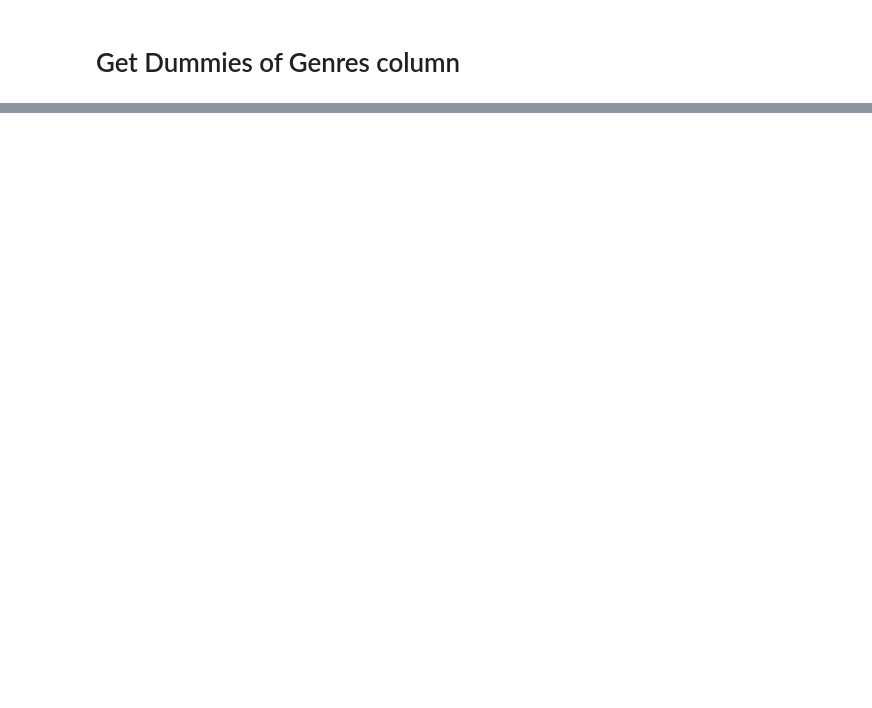
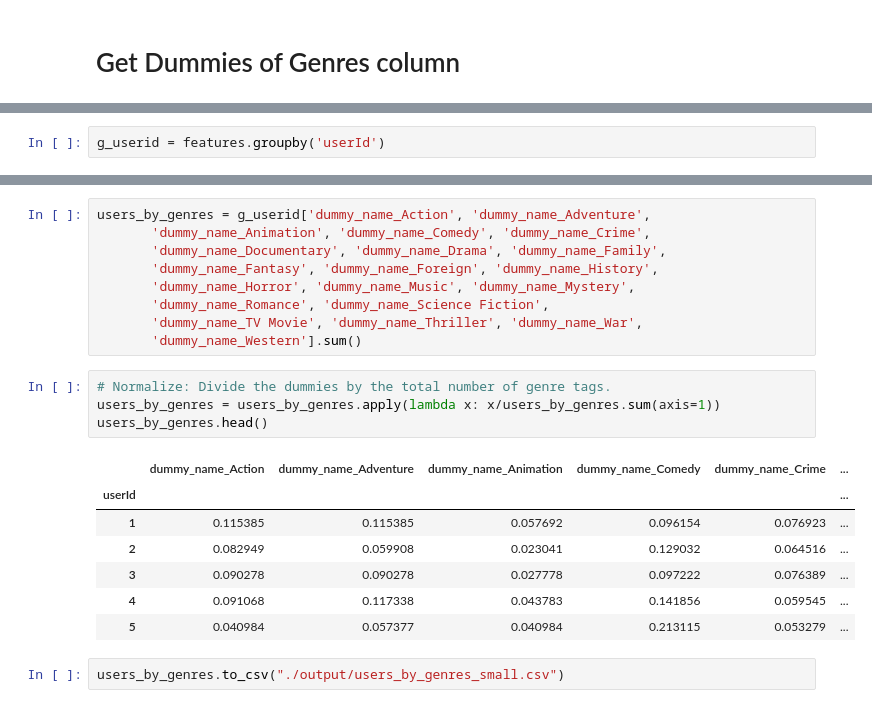
Before and after one commit to castares/movie-recommender, a Jupyter notebook: tests_dataset_analysis.ipynb, the cells around one changed output, grey strips where cells are left out. Cells and saved outputs as stored; diff of their text form; blank space fills up the shorter version.

```diff
--- a/tests_dataset_analysis.ipynb
+++ b/tests_dataset_analysis.ipynb
@@ -262 +288,3 @@ features = features.join(features['genres'].str.join('|').str.get_dummies().add_
+# %%
+g_userid = features.groupby('userId')
 # %%
@@ -276,0 +303,23 @@ Name: genres, Length: 100044, dtype: object
+# %%
+users_by_genres = g_userid['dummy_name_Action', 'dummy_name_Adventure',
+       'dummy_name_Animation', 'dummy_name_Comedy', 'dummy_name_Crime',
+       'dummy_name_Documentary', 'dummy_name_Drama', 'dummy_name_Family',
+       'dummy_name_Fantasy', 'dummy_name_Foreign', 'dummy_name_History',
+       'dummy_name_Horror', 'dummy_name_Music', 'dummy_name_Mystery',
+       'dummy_name_Romance', 'dummy_name_Science Fiction',
+       'dummy_name_TV Movie', 'dummy_name_Thriller', 'dummy_name_War',
+       'dummy_name_Western'].sum()
+# %%
+# Normalize: Divide the dummies by the total number of genre tags.
+users_by_genres = users_by_genres.apply(lambda x: x/users_by_genres.sum(axis=1))
+users_by_genres.head()
+# %% [output]
+|  | dummy_name_Action | dummy_name_Adventure | dummy_name_Animation | dummy_name_Comedy | dummy_name_Crime | ... |
+| userId |  |  |  |  |  | ... |
+| 1 | 0.115385 | 0.115385 | 0.057692 | 0.096154 | 0.076923 | ... |
+| 2 | 0.082949 | 0.059908 | 0.023041 | 0.129032 | 0.064516 | ... |
+| 3 | 0.090278 | 0.090278 | 0.027778 | 0.097222 | 0.076389 | ... |
+| 4 | 0.091068 | 0.117338 | 0.043783 | 0.141856 | 0.059545 | ... |
+| 5 | 0.040984 | 0.057377 | 0.040984 | 0.213115 | 0.053279 | ... |
+# %%
+users_by_genres.to_csv("./output/users_by_genres_small.csv")
```
Also changed, not shown: parts of 22 cells of this notebook, 4 other files.
